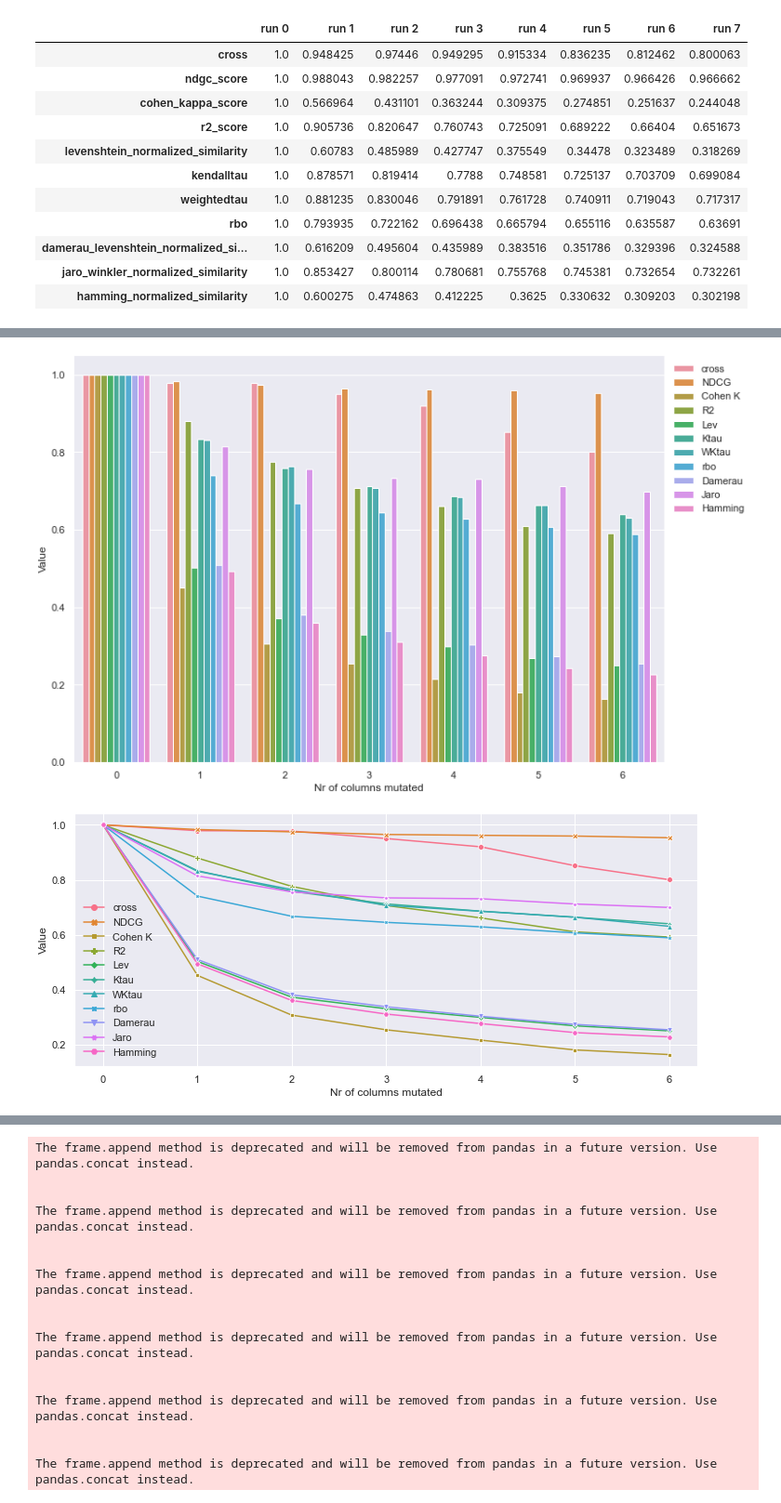
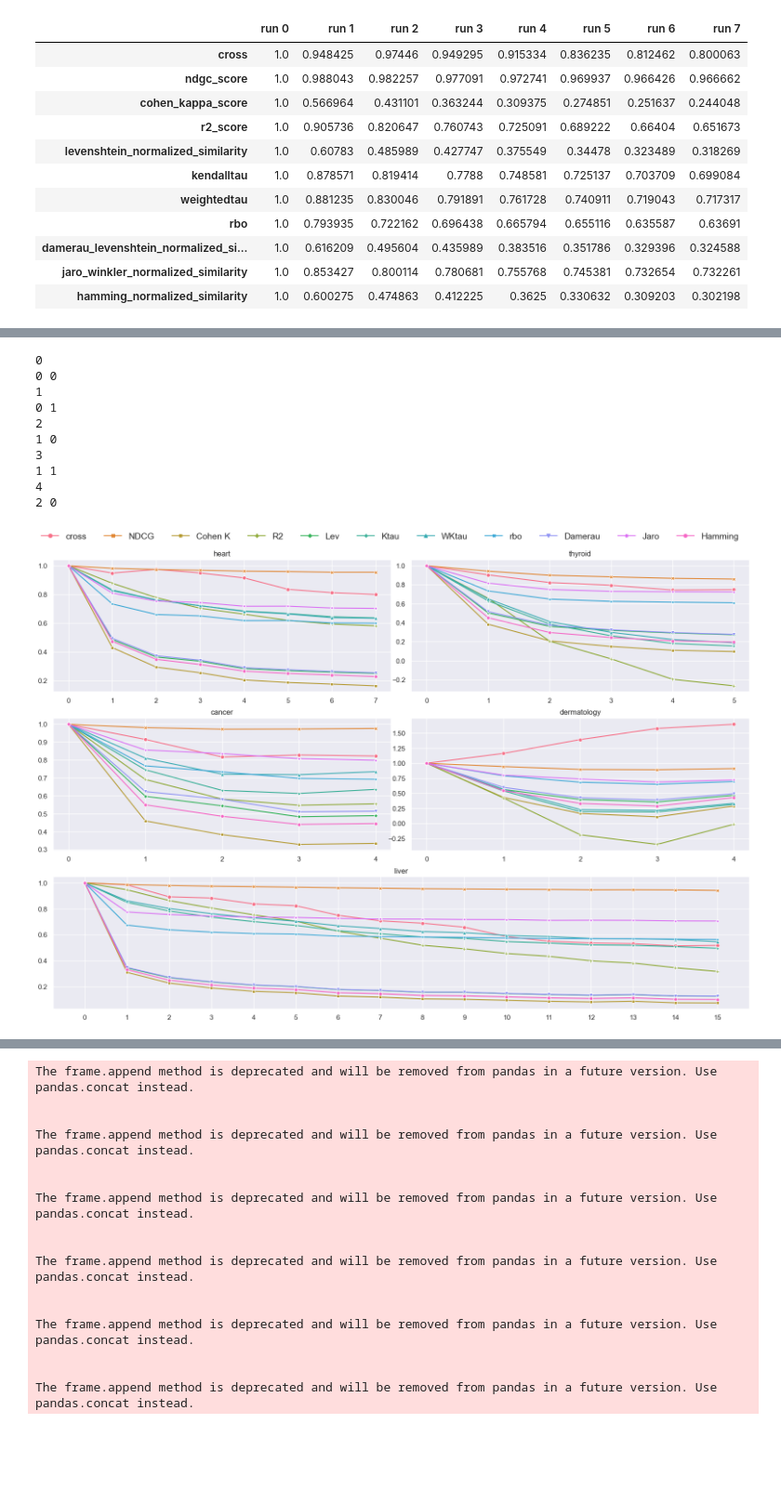
Before and after one commit to joofio/tabular-dataset-similarity, a Jupyter notebook: Final - Viz.ipynb, the cells around one changed output, grey strips where cells are left out. Shown at 93% size. Saved outputs shown, nothing was run; the diff lists cells and outputs as text; code cells hidden in the pictures; blank space fills up the shorter version.

```diff
--- a/Final - Viz.ipynb
+++ b/Final - Viz.ipynb
@@ -106,32 +113,49 @@ iteritems is deprecated and will be removed in a future version. Use .items inst
-# %%
-dfplot=df.copy()
-sns.set(rc={'figure.figsize':(11.7,8.27)})
-dfplot.replace( "run ","",regex=True,inplace=True)
-dfplot.columns=["Metric","Nr of columns mutated","Value"]
-dfplot.replace({"ndgc_score":"NDCG","r2_score":"R2","cohen_kappa_score":"Cohen K","kendalltau":"Ktau","levenshtein_normalized_similarity":"Lev","jaro_winkler_normalized_similarity":"Jaro","weightedtau":"WKtau","damerau_levenshtein_normalized_similarity":"Damerau","hamming_normalized_similarity":"Hamming"},inplace=True)
-sns_plot=sns.barplot(data=dfplot,hue="Metric",x="Nr of columns mutated",y="Value")
-#sns_plot.set(xlabel='Nr of columns mutated', ylabel='Value')
-plt.legend(loc='upper left', bbox_to_anchor=(1, 1))
-
-fig = sns_plot.get_figure()
-fig.savefig("Viz/bars.png")
-# %% [output]
-[figure, removed]
-# %%
-dfplot=df.copy()
-sns.set(rc={'figure.figsize':(12,5)})
-dfplot.replace( "run ","",regex=True,inplace=True)
-dfplot.columns=["Metric","Nr of columns mutated","Value"]
-dfplot.replace({"ndgc_score":"NDCG","r2_score":"R2","cohen_kappa_score":"Cohen K","kendalltau":"Ktau","levenshtein_normalized_similarity":"Lev","jaro_winkler_normalized_similarity":"Jaro","weightedtau":"WKtau","damerau_levenshtein_normalized_similarity":"Damerau","hamming_normalized_similarity":"Hamming"},inplace=True)
-sns_plot=sns.lineplot(data=dfplot,hue="Metric",x="Nr of columns mutated",y="Value",style="Metric",markers=True, dashes=False)
-
-#plt.legend(loc='upper left', bbox_to_anchor=(1, 1))
-plt.legend(loc='lower left')
-
-fig = sns_plot.get_figure()
-fig.savefig("Viz/lines.png")
-# %% [output]
-[figure, removed]
+# %%
+title=["heart","thyroid","cancer","dermatology","liver"]
+# %%
+fig = plt.figure(figsize=(20,13), constrained_layout=False)
+gs = gridspec.GridSpec(nrows=3, ncols=2,figure=fig,wspace=0.06)
+
+for idx,dt in enumerate([dt1,dt2,dt3,dt4,dt5]):
+    print(idx)
+    x=idx//2
+    y=idx%2
+    print(x,y)
+    if idx==4:
+        myax=fig.add_subplot(gs[2,:])
+    else:
+        myax = fig.add_subplot(gs[x,y])
+
+    dfplot=dt.copy()
+    xx = pd.melt(dfplot, value_vars=dfplot.columns, ignore_index=False)
+    # print(xx)
+    xx = xx.reset_index()
+
+    xx.replace( "run ","",regex=True,inplace=True)
+    xx.columns=["Metric","Nr of columns mutated","Value"]
+    xx.replace({"ndgc_score":"NDCG","r2_score":"R2","cohen_kappa_score":"Cohen K","kendalltau":"Ktau","levenshtein_normalized_similarity":"Lev","jaro_winkler_normalized_similarity":"Jaro","weightedtau":"WKtau","damerau_levenshtein_normalized_similarity":"Damerau","hamming_normalized_similarity":"Hamming"},inplace=True)
+    sns.lineplot(data=xx,hue="Metric",x="Nr of columns mutated",y="Value",style="Metric",markers=True, dashes=False,ax=myax)
+    myax.set_title(title[idx])
+    myax.set(xlabel=None)
+    myax.legend().set_visible(False)
+    myax.set(ylabel=None)
+handles, labels = myax.get_legend_handles_labels()
+
+fig.legend(handles, labels, loc="upper center", ncol =11,bbox_to_anchor=(0.5,0.94),fontsize="14")
+plt.savefig("multiple_datasets.png")
+plt.show()
+# %% [output]
+0
+0 0
+1
+0 1
+2
+1 0
+3
+1 1
+4
+2 0
+[figure, added]
 # %%
 sns.set(rc={'figure.figsize':(11,4.5)})
 g=sns.boxplot(data=viz_data)
```
Also changed, not shown: parts of 13 cells of this notebook, 7 other files.
